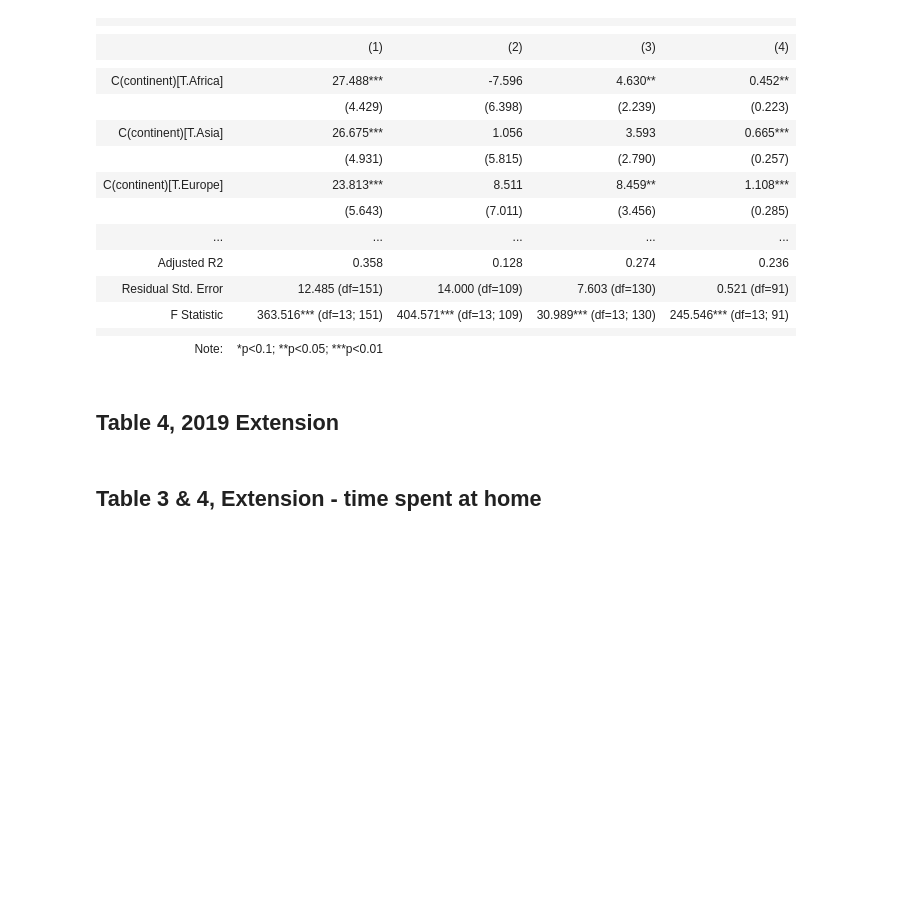
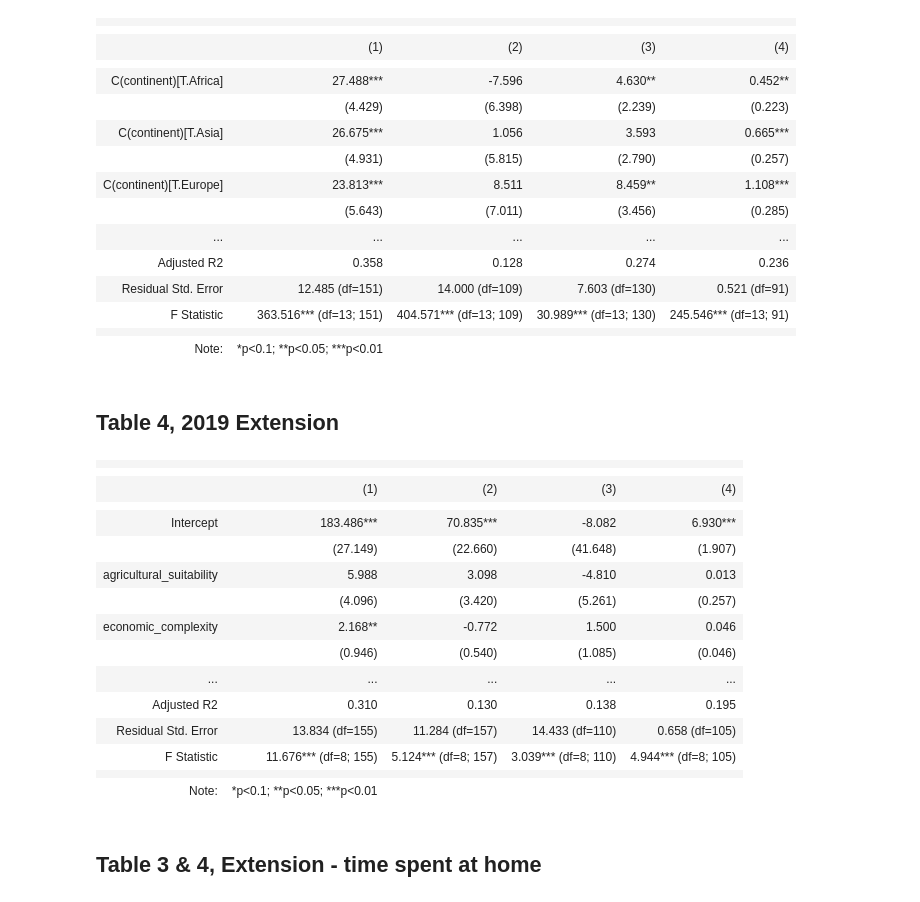
Before and after one commit to rureddish/EPFL_MGT-494_Paper_Extension, a Jupyter notebook: explore.ipynb, the cells around one changed output. Saved outputs shown, nothing was run; the diff lists cells and outputs as text; code cells hidden in the pictures; blank space fills up the shorter version.

Commit message:
all stargazerized

```diff
--- a/explore.ipynb
+++ b/explore.ipynb
@@ -822,3 +818,26 @@ print(res.summary())
+# %%
+m_fl19 = smf.ols(formula='flfp2019 ~  plow + agricultural_suitability + tropical_climate + large_animals + political_hierarchies + economic_complexity+ ln_income + ln_income_squared', data=df_cross_country2019).fit(cov_type='HC1')
+m_wp19 = smf.ols(formula='women_politics2019 ~  plow + agricultural_suitability + tropical_climate + large_animals + political_hierarchies + economic_complexity + ln_income + ln_income_squared', data=df_cross_country2019).fit(cov_type='HC1')
+m_fo19 = smf.ols(formula='female_ownership2010_to_2019 ~  plow + agricultural_suitability + tropical_climate + large_animals + political_hierarchies + economic_complexity + ln_income + ln_income_squared', data=df_cross_country2019).fit(cov_type='HC1')
+m_aes19 = smf.ols(formula='aes2019 ~  plow + agricultural_suitability + tropical_climate + large_animals + political_hierarchies + economic_complexity + ln_income + ln_income_squared', data=df_cross_country2019).fit(cov_type='HC1')
+Stargazer([m_fl19, m_wp19, m_fo19, m_aes19])
+# %% [output]
+|  |  |  |  |  |
+|  |
+|  | (1) | (2) | (3) | (4) |
+|  |  |  |  |  |
+| Intercept | 183.486*** | 70.835*** | -8.082 | 6.930*** |
+|  | (27.149) | (22.660) | (41.648) | (1.907) |
+| agricultural_suitability | 5.988 | 3.098 | -4.810 | 0.013 |
+|  | (4.096) | (3.420) | (5.261) | (0.257) |
+| economic_complexity | 2.168** | -0.772 | 1.500 | 0.046 |
+|  | (0.946) | (0.540) | (1.085) | (0.046) |
+| ... | ... | ... | ... | ... |
+| Adjusted R2 | 0.310 | 0.130 | 0.138 | 0.195 |
+| Residual Std. Error | 13.834 (df=155) | 11.284 (df=157) | 14.433 (df=110) | 0.658 (df=105) |
+| F Statistic | 11.676*** (df=8; 155) | 5.124*** (df=8; 157) | 3.039*** (df=8; 110) | 4.944*** (df=8; 105) |
+|  |  |  |  |  |
+| Note: | *p<0.1; **p<0.05; ***p<0.01 |  |  |  |
 # %% [markdown]
 ## Table 3 & 4, Extension - time spent at home
 # %%
```
Also changed, not shown: parts of 5 cells of this notebook.
